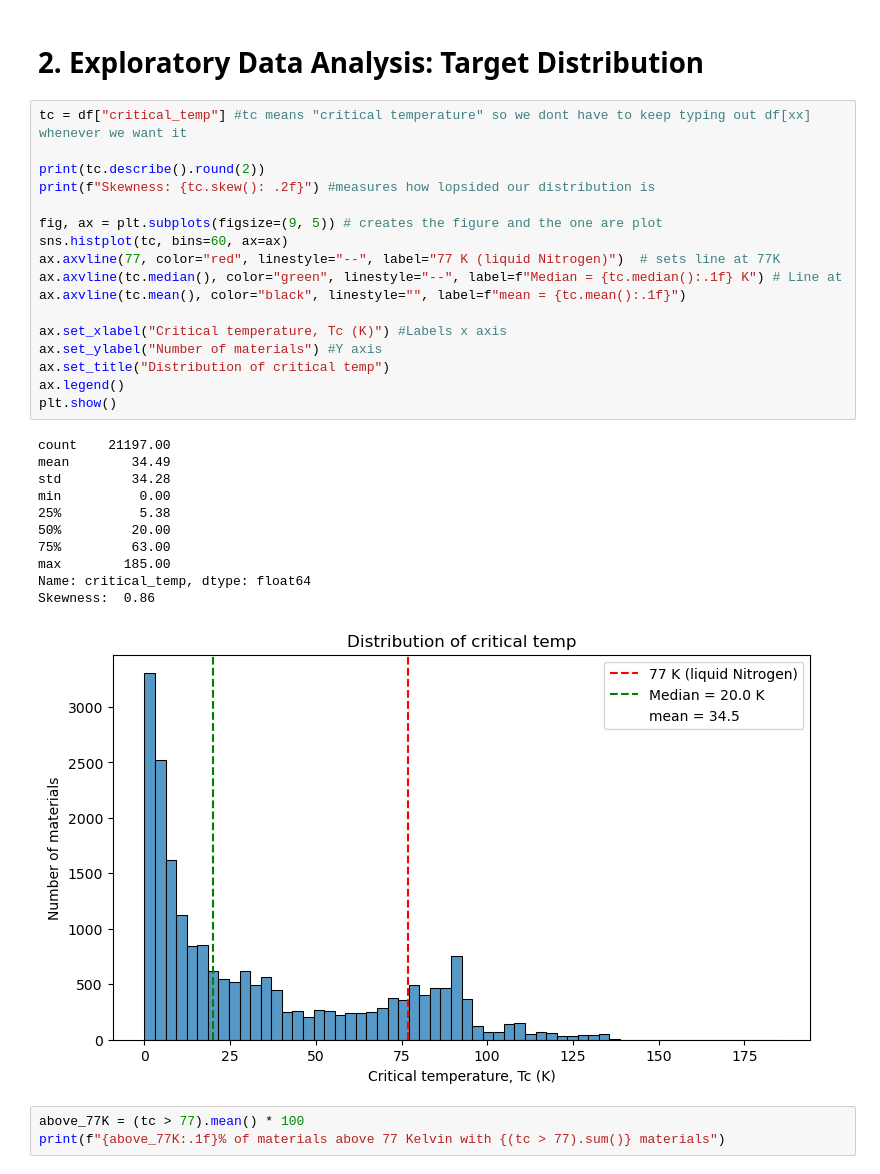
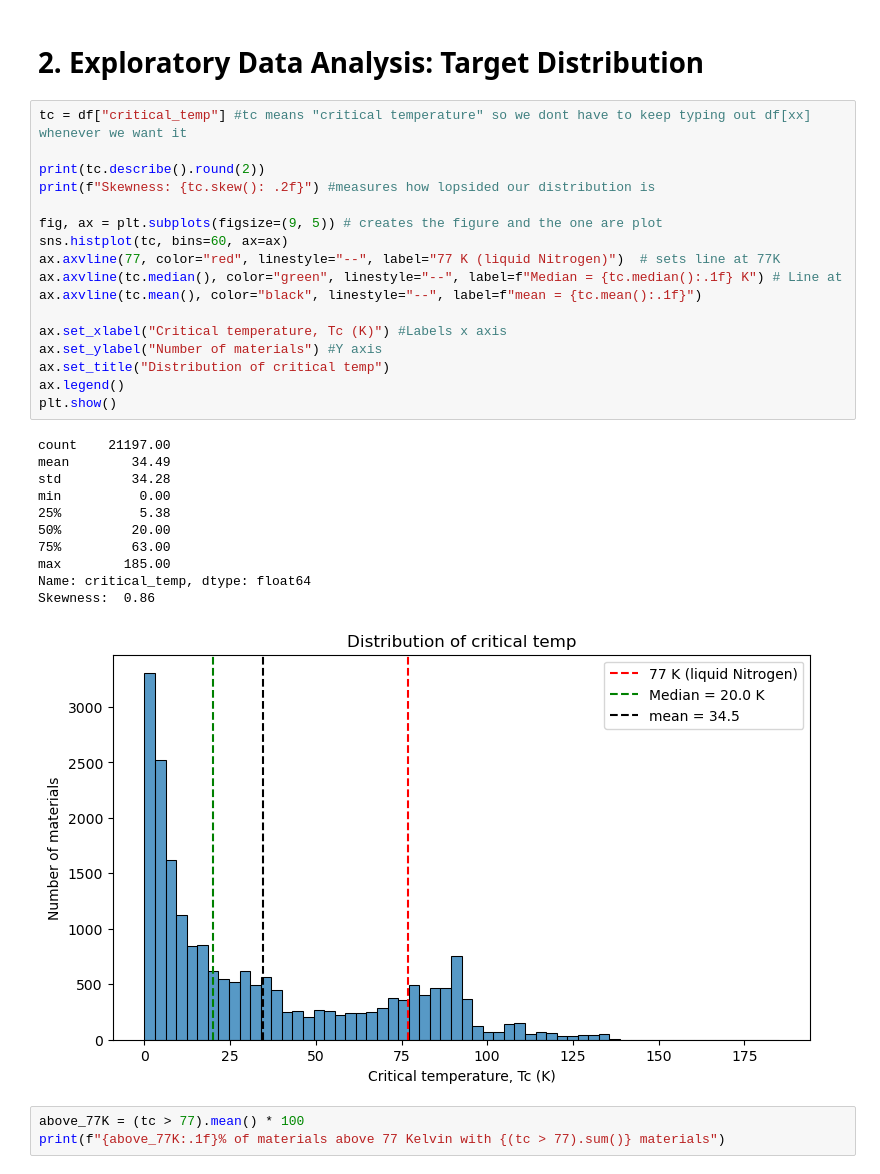
Before and after one commit to SeanCross65/Data-Analytics-Data-Mining, a Jupyter notebook: SuperConductivity.ipynb, the cells around one changed output. Drawn from its saved outputs; the diff is of its cells as text.

```diff
--- a/SuperConductivity.ipynb
+++ b/SuperConductivity.ipynb
@@ -61,32 +78,32 @@ Removed 66 duplicates, 21197 rows left
 # %%
 tc = df["critical_temp"] #tc means "critical temperature" so we dont have to keep typing out df[xx] whenever we want it
 
 print(tc.describe().round(2))
 print(f"Skewness: {tc.skew(): .2f}") #measures how lopsided our distribution is
 
 fig, ax = plt.subplots(figsize=(9, 5)) # creates the figure and the one are plot
 sns.histplot(tc, bins=60, ax=ax)
 ax.axvline(77, color="red", linestyle="--", label="77 K (liquid Nitrogen)")  # sets line at 77K
 ax.axvline(tc.median(), color="green", linestyle="--", label=f"Median = {tc.median():.1f} K") # Line at
-ax.axvline(tc.mean(), color="black", linestyle="", label=f"mean = {tc.mean():.1f}")
+ax.axvline(tc.mean(), color="black", linestyle="--", label=f"mean = {tc.mean():.1f}")
 
 ax.set_xlabel("Critical temperature, Tc (K)") #Labels x axis
 ax.set_ylabel("Number of materials") #Y axis
 ax.set_title("Distribution of critical temp")
 ax.legend()
 plt.show()
 # %% [output]
 count    21197.00
 mean        34.49
 std         34.28
 min          0.00
 25%          5.38
 50%         20.00
 75%         63.00
 max        185.00
 Name: critical_temp, dtype: float64
 Skewness:  0.86
-[figure, old version]
+[figure, new version]
 # %%
 above_77K = (tc > 77).mean() * 100
 print(f"{above_77K:.1f}% of materials above 77 Kelvin with {(tc > 77).sum()} materials")
```
Also changed, not shown: parts of 5 cells of this notebook.
